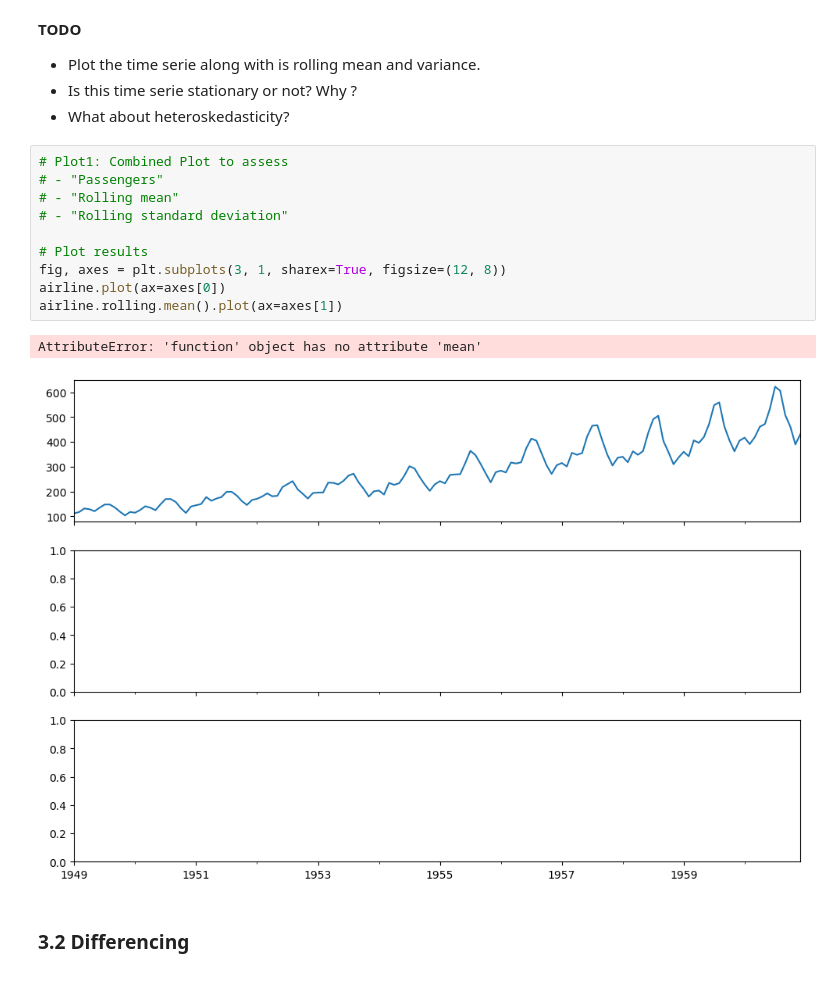
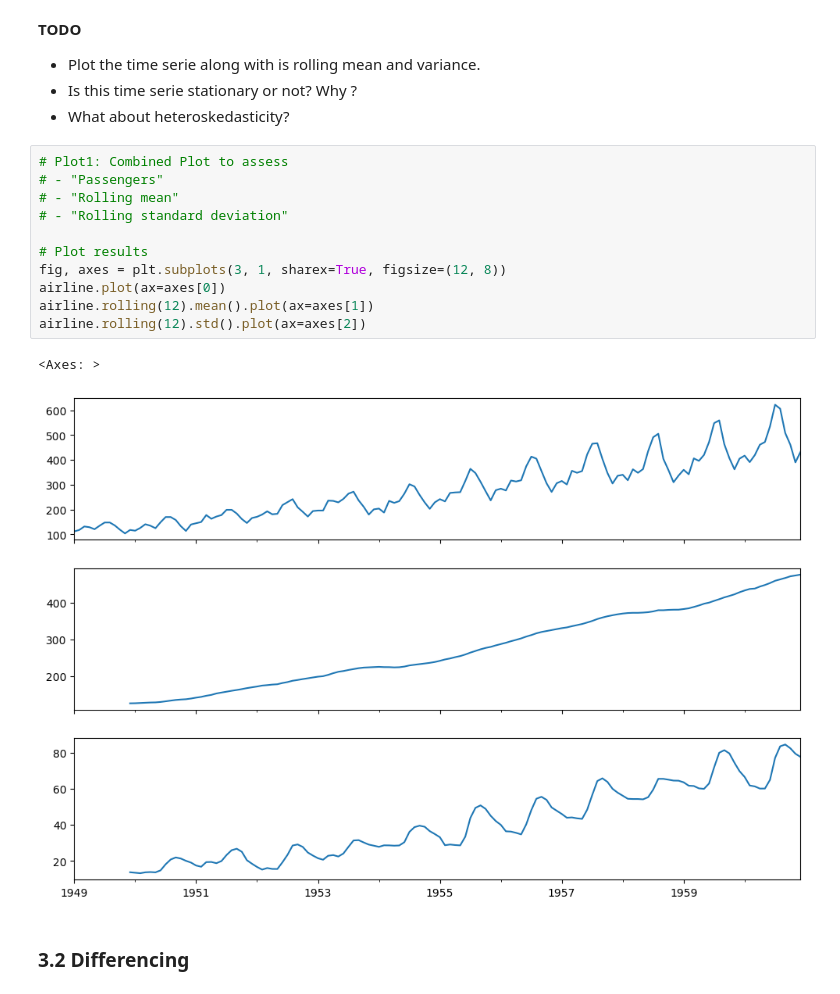
Before and after one commit to thomasmari/DataS3PG, a Jupyter notebook: module/11. ML/6. ML6/notebooks/NB1_Time_Series_Forecasts.ipynb, the cells around one changed output. Saved outputs shown, nothing was run; the diff lists cells and outputs as text.

```diff
--- a/module/11. ML/6. ML6/notebooks/NB1_Time_Series_Forecasts.ipynb
+++ b/module/11. ML/6. ML6/notebooks/NB1_Time_Series_Forecasts.ipynb
@@ -327,16 +308,17 @@ Thus, we often need to assess some less restricting properties in order to deal
 # %%
 # Plot1: Combined Plot to assess
 # - "Passengers"
 # - "Rolling mean"
 # - "Rolling standard deviation"
 
 # Plot results
 fig, axes = plt.subplots(3, 1, sharex=True, figsize=(12, 8))
 airline.plot(ax=axes[0])
-airline.rolling.mean().plot(ax=axes[1])
+airline.rolling(12).mean().plot(ax=axes[1])
+airline.rolling(12).std().plot(ax=axes[2])
 # %% [output]
-AttributeError: 'function' object has no attribute 'mean'
+<Axes: >
-[figure, old version]
+[figure, new version]
 # %% [markdown]
 ### 3.2 Differencing
 # %% [markdown]
```
Also changed, not shown: parts of 9 cells of this notebook.
